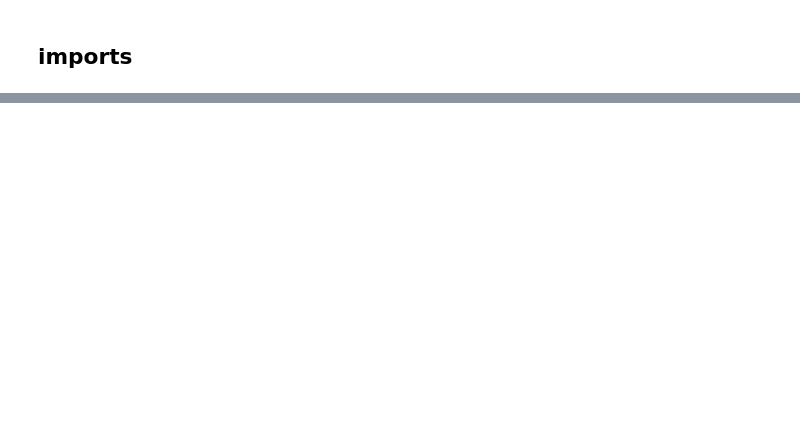
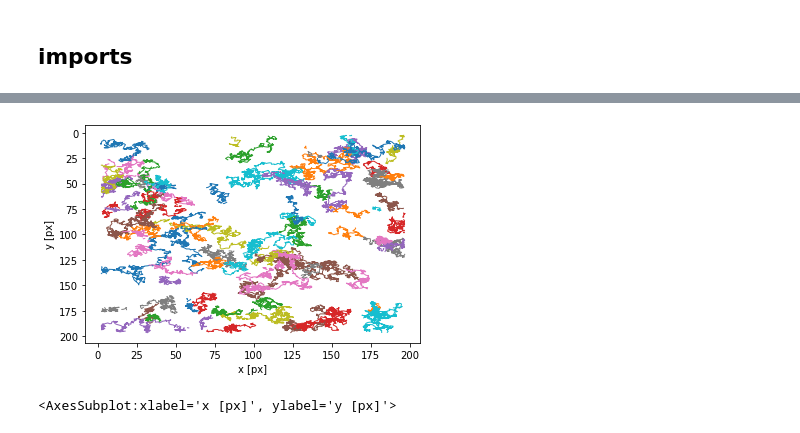
Before and after one commit to luclepot/brownian_motion_analysis, a Jupyter notebook: analysis.ipynb, the cells around one changed output, grey strips where cells are left out. Cells and saved outputs as stored; diff of their text form; code cells hidden in the pictures; blank space fills up the shorter version.

```diff
--- a/analysis.ipynb
+++ b/analysis.ipynb
@@ -15 +40,6 @@ This is entirely using `http://soft-matter.github.io/trackpy/v0.5.0/tutorial/wal
+# %%
+tp.plot_traj(link[link.frame < 1000])
+# %% [output]
+[figure, added]
+<AxesSubplot:xlabel='x [px]', ylabel='y [px]'>
 # %%
```
Also changed, not shown: parts of 8 cells of this notebook, 1 other file.
